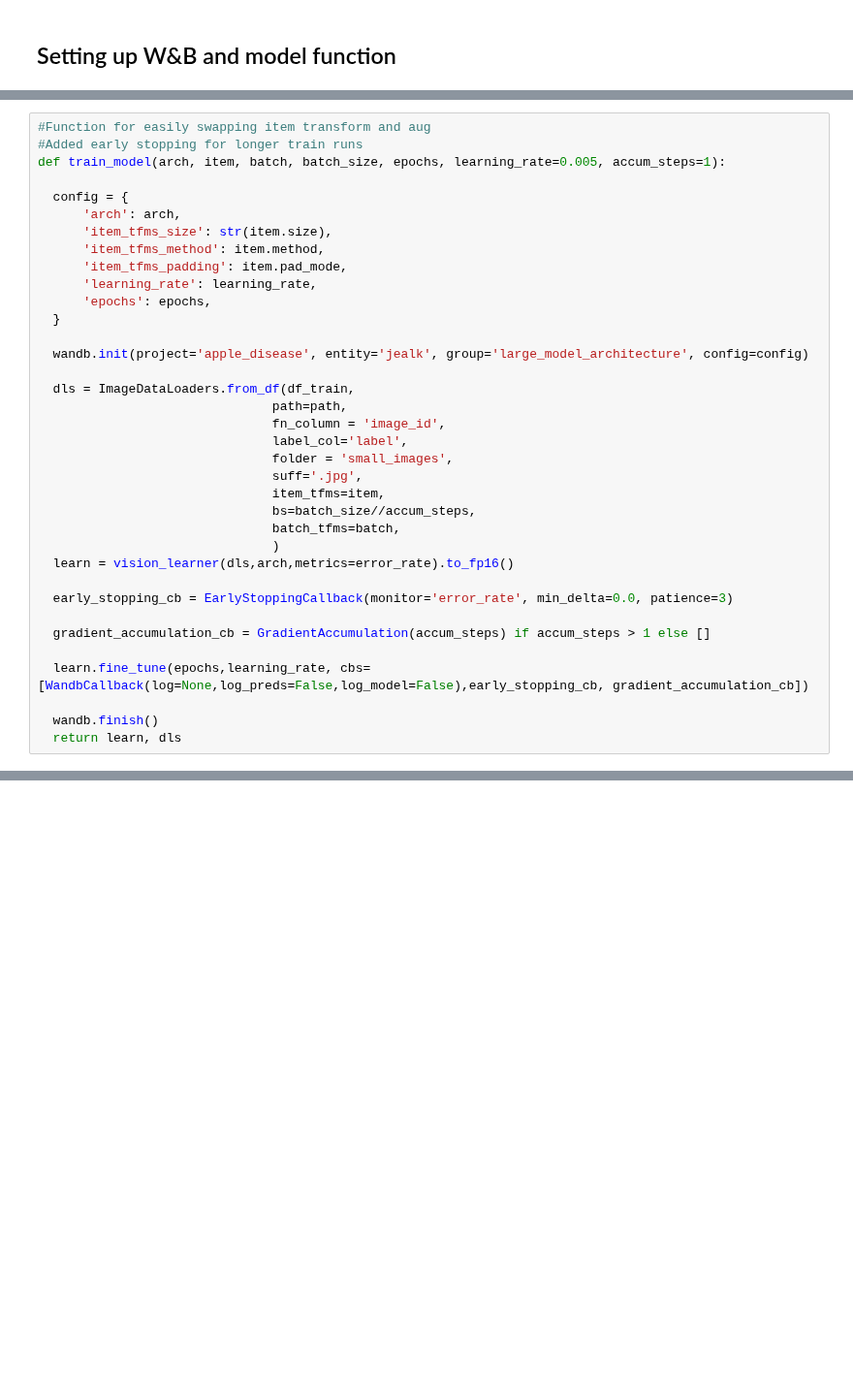
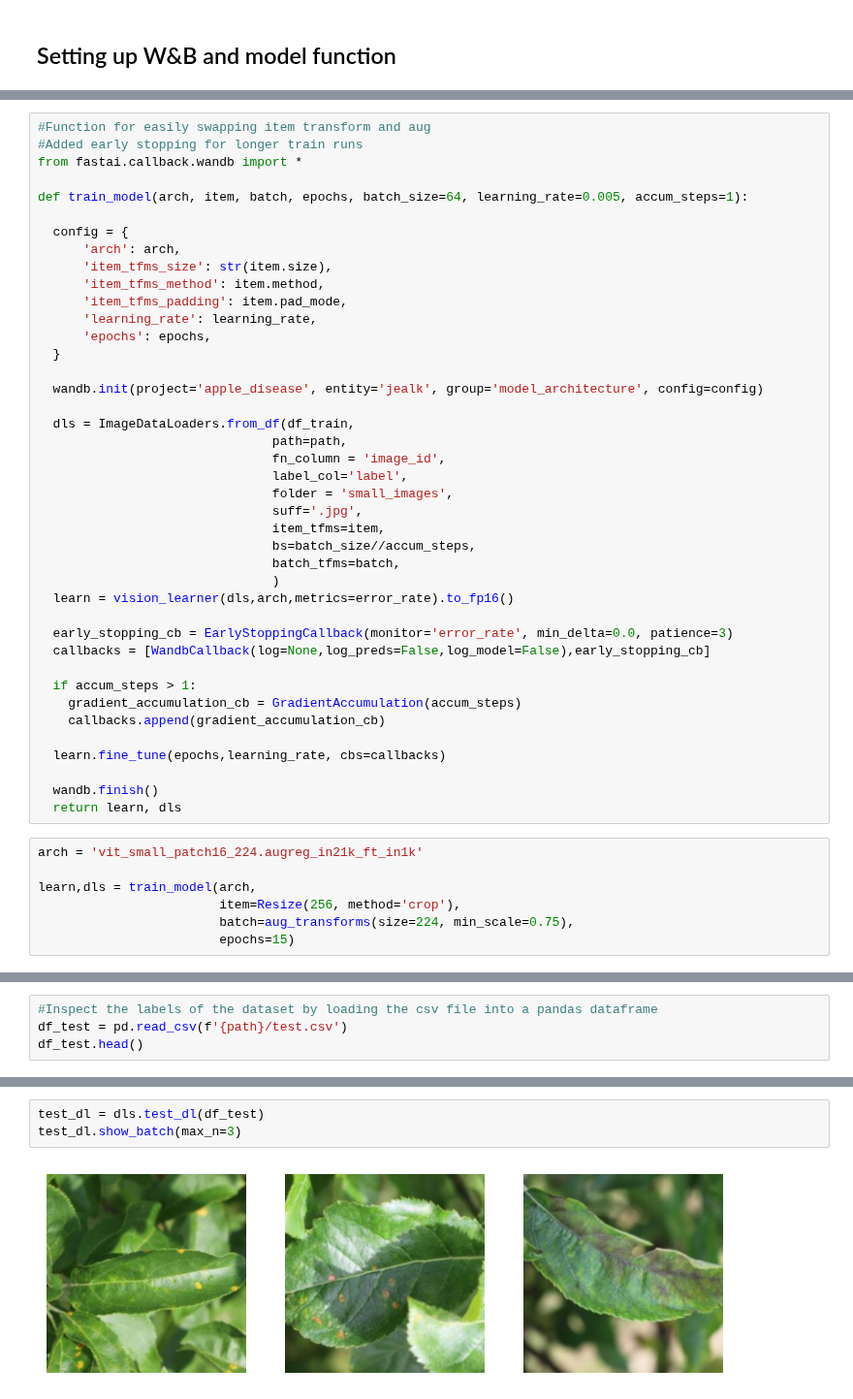
Before and after one commit to jalkestrup/fastai_course, a Jupyter notebook: 10_final_project/apple_disease_v2.ipynb, the cells around one changed output, grey strips where cells are left out. Shown at 97% size. Saved outputs shown, nothing was run; the diff lists cells and outputs as text; blank space fills up the shorter version.

```diff
--- a/10_final_project/apple_disease_v2.ipynb
+++ b/10_final_project/apple_disease_v2.ipynb
@@ -173,7 +171,9 @@ from fastai.callback.wandb import *
 # %%
 #Function for easily swapping item transform and aug
 #Added early stopping for longer train runs
-def train_model(arch, item, batch, batch_size, epochs, learning_rate=0.005, accum_steps=1):
+from fastai.callback.wandb import *
+
+def train_model(arch, item, batch, epochs, batch_size=64, learning_rate=0.005, accum_steps=1):
 
   config = {
       'arch': arch,
@@ -184,7 +184,7 @@ def train_model(arch, item, batch, batch_size, epochs, learning_rate=0.005, accu
       'epochs': epochs,
   }
 
-  wandb.init(project='apple_disease', entity='jealk', group='large_model_architecture', config=config)
+  wandb.init(project='apple_disease', entity='jealk', group='model_architecture', config=config)
 
   dls = ImageDataLoaders.from_df(df_train,
                                path=path,
@@ -199,10 +199,20 @@ def train_model(arch, item, batch, batch_size, epochs, learning_rate=0.005, accu
   learn = vision_learner(dls,arch,metrics=error_rate).to_fp16()
 
   early_stopping_cb = EarlyStoppingCallback(monitor='error_rate', min_delta=0.0, patience=3)
+  callbacks = [WandbCallback(log=None,log_preds=False,log_model=False),early_stopping_cb]
 
-  gradient_accumulation_cb = GradientAccumulation(accum_steps) if accum_steps > 1 else []
+  if accum_steps > 1:
+    gradient_accumulation_cb = GradientAccumulation(accum_steps)
+    callbacks.append(gradient_accumulation_cb)
 
-  learn.fine_tune(epochs,learning_rate, cbs=[WandbCallback(log=None,log_preds=False,log_model=False),early_stopping_cb, gradient_accumulation_cb])
+  learn.fine_tune(epochs,learning_rate, cbs=callbacks)
 
   wandb.finish()
   return learn, dls
+# %%
+arch = 'vit_small_patch16_224.augreg_in21k_ft_in1k'
+
+learn,dls = train_model(arch,
+                        item=Resize(256, method='crop'),
+                        batch=aug_transforms(size=224, min_scale=0.75),
+                        epochs=15)
@@ -208,0 +240,4 @@ def train_model(arch, item, batch, batch_size, epochs, learning_rate=0.005, accu
+# %%
+#Inspect the labels of the dataset by loading the csv file into a pandas dataframe
+df_test = pd.read_csv(f'{path}/test.csv')
+df_test.head()
@@ -208,0 +251,5 @@ def train_model(arch, item, batch, batch_size, epochs, learning_rate=0.005, accu
+# %%
+test_dl = dls.test_dl(df_test)
+test_dl.show_batch(max_n=3)
+# %% [output]
+[figure, added]
```
Also changed, not shown: parts of 15 cells of this notebook.
